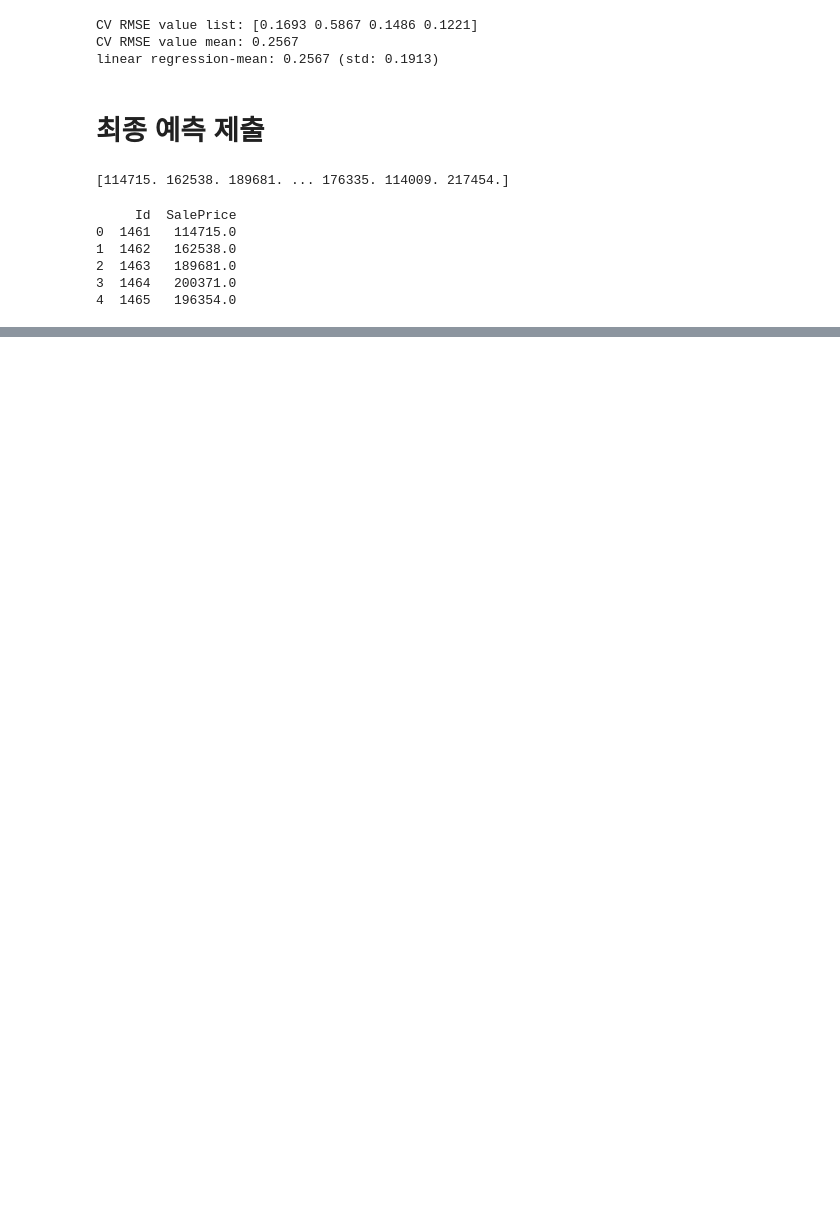
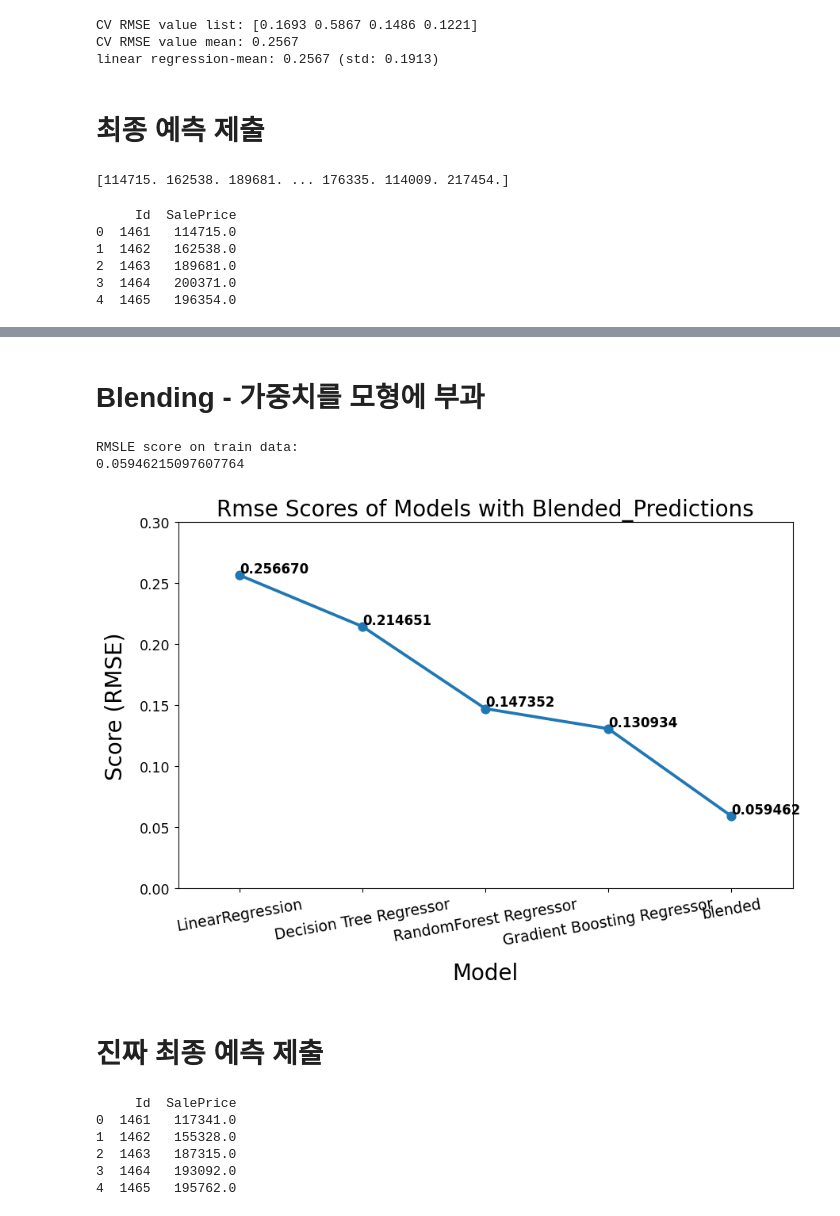
Before and after one commit to lcjln/Kaggle_HousePrice, a Jupyter notebook: House_price.ipynb, the cells around one changed output, grey strips where cells are left out. Saved outputs shown, nothing was run; the diff lists cells and outputs as text; code cells hidden in the pictures; blank space fills up the shorter version.

```diff
--- a/House_price.ipynb
+++ b/House_price.ipynb
@@ -673,0 +778,58 @@ submission.to_csv('1st_regression.csv', index = False)
+# %% [markdown]
+# Blending - 가중치를 모형에 부과
+# %%
+# Blending 적용하기
+
+lr_model_fit = lr_model.fit(X, y)
+tree_model_fit = tree_model.fit(X, y)
+rf_model_fit = rf_model.fit(X, y)
+gbr_model_fit = gbr_model.fit(X, y)
+
+
+# Blending 적용 사용자 함수 정의
+
+def blended_learning_predictions(X):
+    blended_score=(0.3*lr_model_fit.predict(X))+\
+    (0.2*tree_model_fit.predict(X))+\
+    (0.2*rf_model_fit.predict(X))+\
+    (0.3*gbr_model_fit.predict(X))
+    return blended_score
+# %%
+blended_score = rmse(y, blended_learning_predictions(X))
+rmse_scores['blended']= (blended_score, 0)
+print('RMSLE score on train data:')
+print(blended_score)
+# %% [output]
+RMSLE score on train data:
+0.05946215097607764
+# %%
+#시각화를 통해 어떤 머신러닝 알고리즘이 가장 낮은 RMSE를 기록하는지 확인
+fig, ax = plt.subplots(figsize=(10,6))
+
+ax=sns.pointplot(x=list(rmse_scores.keys()), y = [score[0] for score in rmse_scores.values()], ax=ax)
+for i, score in enumerate(rmse_scores.values()):
+    ax.text(i, score[0]+0.002, '{:6f}'.format(score[0]), horizontalalignment = 'left', size = 'large', color = 'black', weight = 'semibold')
+
+ax.set_ylabel('Score (RMSE)', size = 20, labelpad=12.5)
+ax.set_xlabel('Model', size = 20, labelpad=12.5)
+ax.tick_params(axis = 'x', labelsize = 13.5, rotation = 10)
+ax.tick_params(axis = 'y', labelsize = 12.5)
+ax.set_ylim(0, 0.3)
+ax.set_title("Rmse Scores of Models with Blended_Predictions", size = 20)
+fig.show()
+# %% [output]
+[figure, added]
+# %% [markdown]
+# 진짜 최종 예측 제출
+# %%
+submission = pd.read_csv('/content/sample_submission.csv')
+submission.iloc[:,1] = np.floor (np.expm1(blended_learning_predictions(X_test))) # 수정된 예측값 추가
+print(submission.head())
+submission.to_csv('2nd_regression.csv', index = False)
+# %% [output]
+     Id  SalePrice
+0  1461   117341.0
+1  1462   155328.0
+2  1463   187315.0
+3  1464   193092.0
+4  1465   195762.0
```
Also changed, not shown: parts of 11 cells of this notebook.
